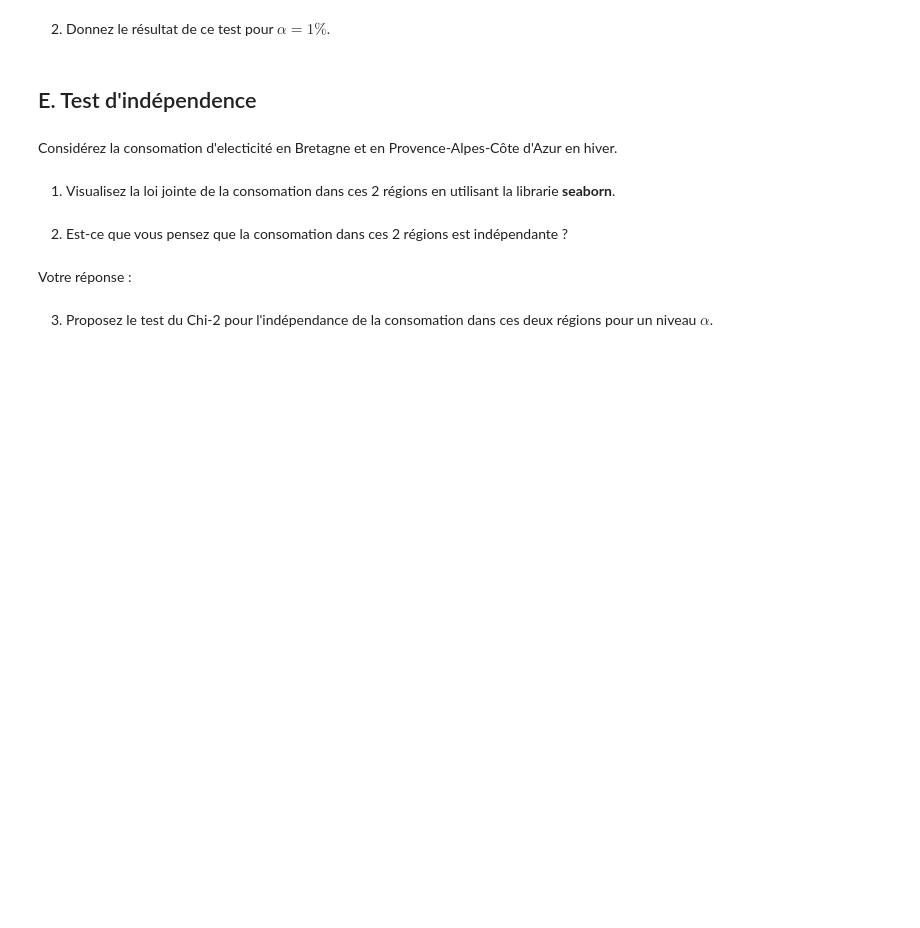
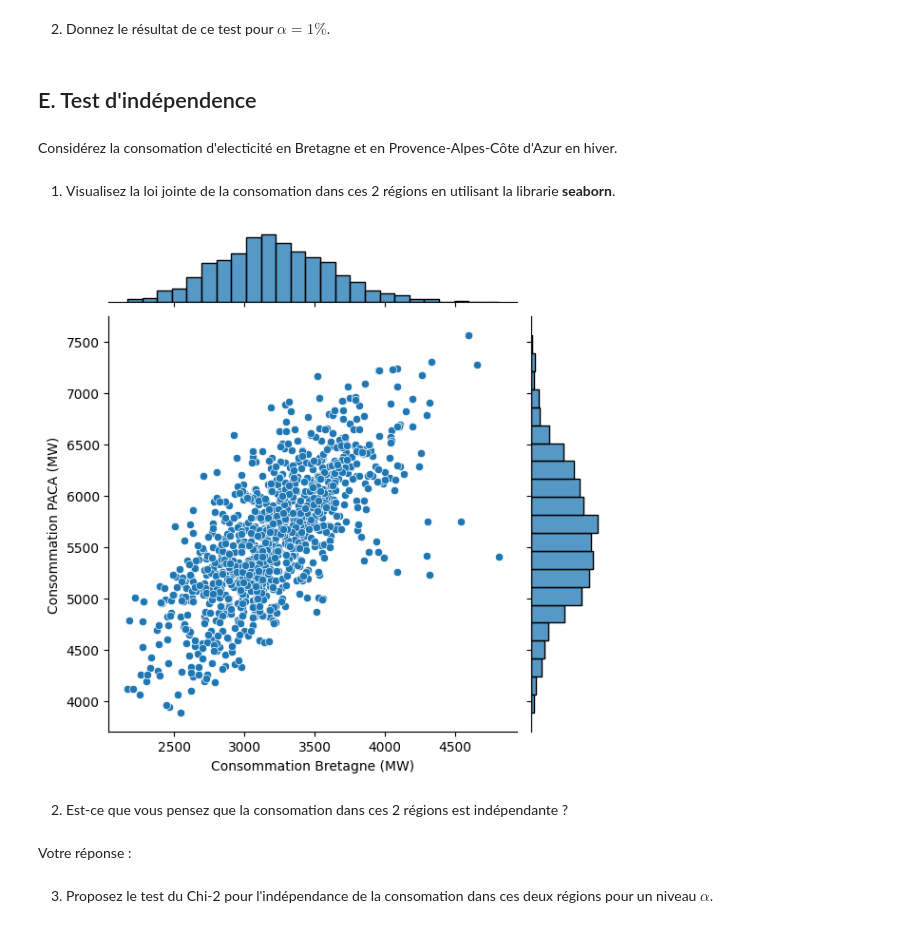
Before and after one commit to Etyl/MDI220, a Jupyter notebook: projet_MDI220.ipynb, the cells around one changed output. Drawn from its saved outputs; the diff is of its cells as text; code cells hidden in the pictures; blank space fills up the shorter version.

```diff
--- a/projet_MDI220.ipynb
+++ b/projet_MDI220.ipynb
@@ -483,6 +477,33 @@ Votre réponse :
 Considérez la consomation d'electicité en Bretagne et en Provence-Alpes-Côte d'Azur en hiver.
 # %% [markdown]
 1. Visualisez la loi jointe de la consomation dans ces 2 régions en utilisant la librarie **seaborn**.
+# %%
+# Sélection des données pour la Bretagne et la Provence-Alpes-Côte d'Azur en hiver
+df_paca = df[(df['region'] == "Provence-Alpes-Côte d'Azur")]
+df_paca_hiver = pd.DataFrame()
+for year in range(2012, int(str(np.datetime64("now"))[:4])+1):
+    df_paca_hiver = pd.concat([df_paca_hiver, df_paca[((df_paca["date"] >= f"{year}-12-22")) & (df_paca["date"] <= f"{year+1}-03-22")]])
+df_paca_hiver['date'] = pd.to_datetime(df_paca_hiver['date'], format='%Y-%m-%d')
+
+
+df_joint = pd.merge(df_paca_hiver, df_bretagne_hiver, on='date', suffixes=('_paca', '_bretagne'))
+# Création du nuage de points avec la librairie Seaborn
+#plt.figure(figsize=(10, 6))
+sns.jointplot(data=df_joint, x="consumption_bretagne", y="consumption_paca")
+
+
+# Ajout d'un titre
+plt.xlabel('Consommation Bretagne (MW)')
+plt.ylabel('Consommation PACA (MW)')
+#plt.title('Loi Jointe de la Consommation en Hiver')
+
+# Affichage de la légende
+#plt.legend()
+
+# Affichage du nuage de points
+plt.show()
+# %% [output]
+[figure, added]
 # %% [markdown]
 2. Est-ce que vous pensez que la consomation dans ces 2 régions est indépendante ?
 # %% [markdown]
```
Also changed, not shown: parts of 8 cells of this notebook.
